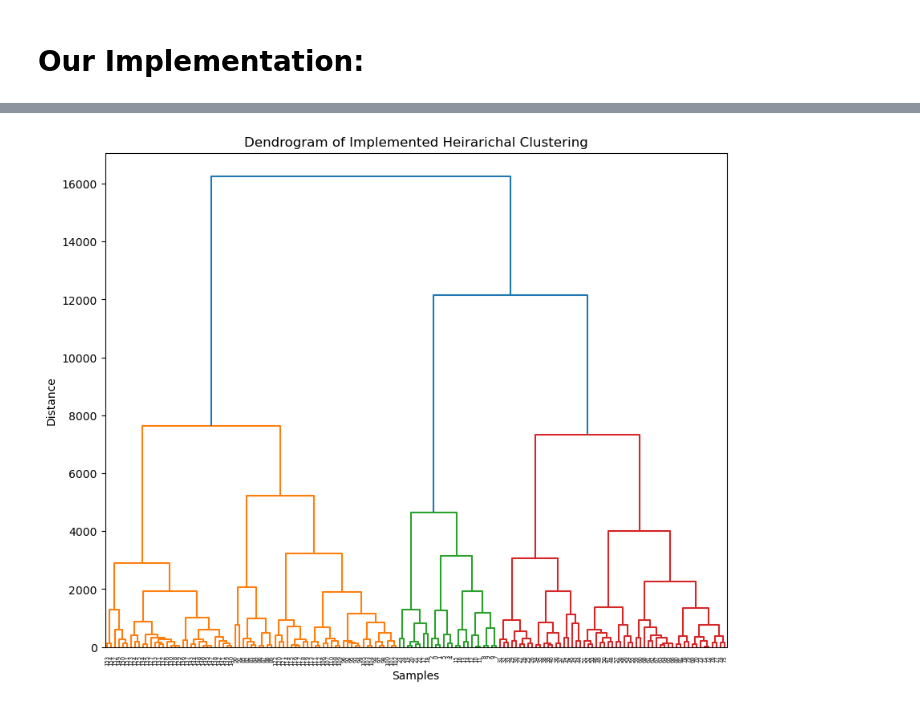
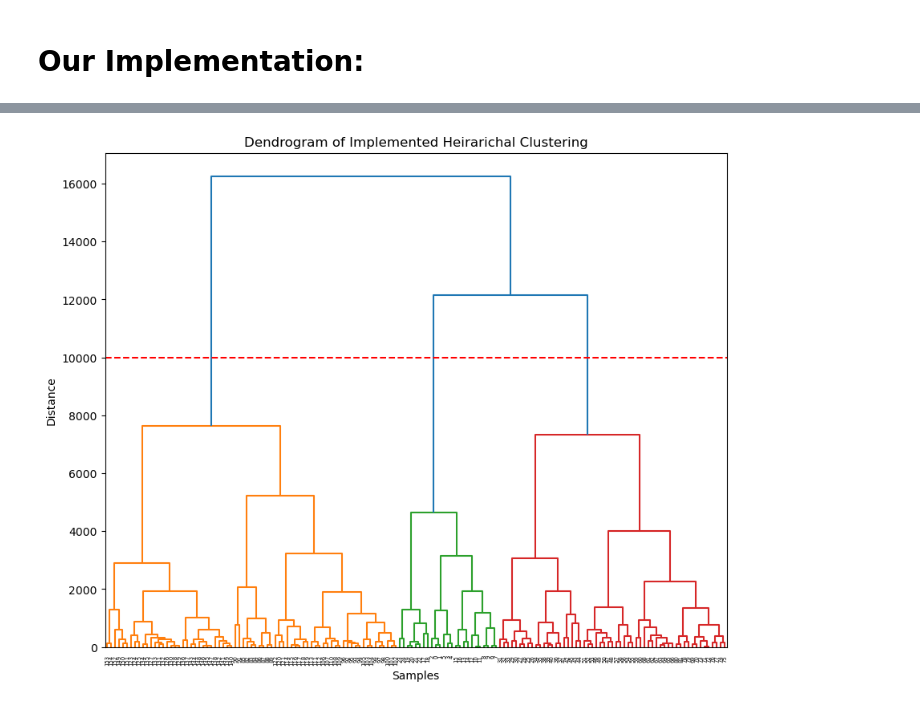
Before and after one commit to vratins/AsthmaClustering, a Jupyter notebook: hierarchicalClustering.ipynb, the cells around one changed output, grey strips where cells are left out. Cells and saved outputs as stored; diff of their text form; code cells hidden in the pictures.

```diff
--- a/hierarchicalClustering.ipynb
+++ b/hierarchicalClustering.ipynb
@@ -29,0 +29,10 @@ SKclusters, SKclusterLabels = SKheirarichalClustering(data, clusterNum)
+# %%
+SKclusters, SKclusterLabels = SKheirarichalClustering(data, clusterNum)
+print(SKclusterLabels)
+SKclusterdict = {"0":[], "1":[], "2":[], "3":[]}
+# Based off data: notSA = 71, SA = 42, VSA = 2, NC = 38
+for i in range(len(SKclusterLabels)):
+    label = str(SKclusterLabels[i])
+    SKclusterdict[label].append(i)
+print(len(SKclusterdict["2"]))
+print(SKclusterdict)
@@ -82,11 +169,12 @@ distMatrix = distanceMatrix(data)
 # %%
 Z = linkage(distMatrix, method='average')
-# Z = myLinkage(data)
+# Z = singleLinkage(data)
 plt.figure(figsize=(10, 8))
 dendrogram(Z)
 plt.xlabel('Samples')
 plt.ylabel('Distance')
 plt.title('Dendrogram of Implemented Heirarichal Clustering')
+plt.axhline(y=10000, color='r', linestyle='--')
 plt.show()
 # %% [output]
-[figure, old version]
+[figure, new version]
```
Also changed, not shown: parts of 9 cells of this notebook.
